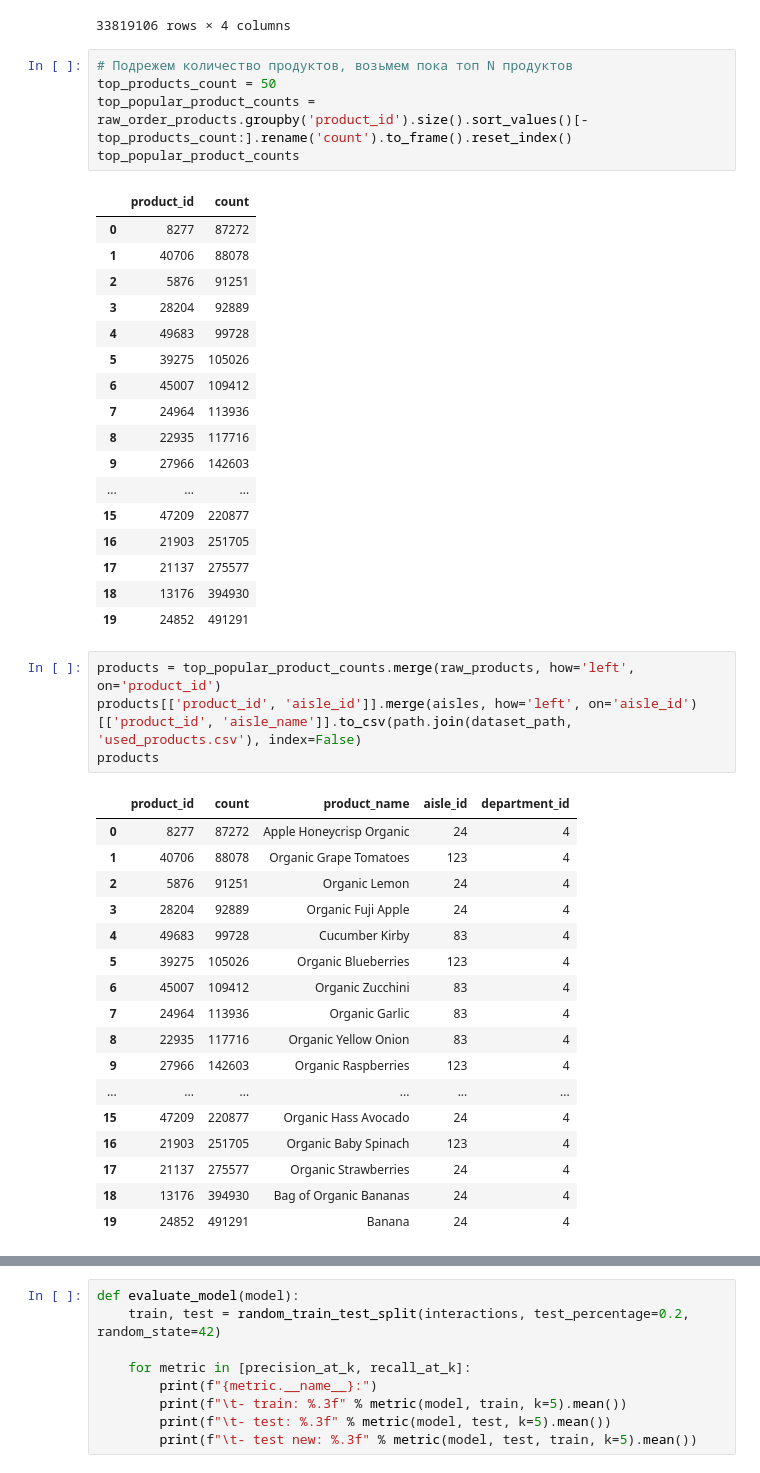
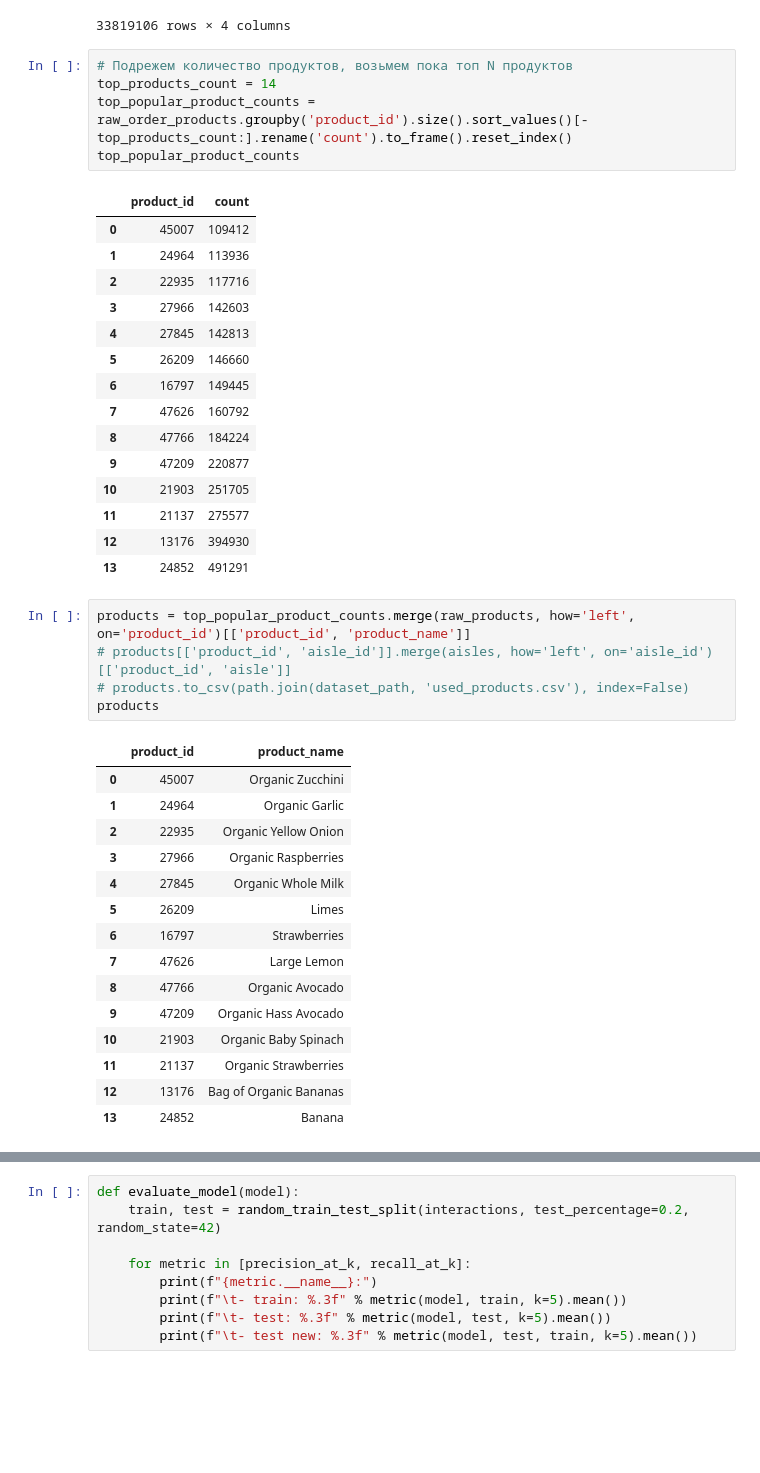
Before and after one commit to EDSEDA/recomendation, a Jupyter notebook: notebooks/0-0-1.ipynb, the cells around one changed output, grey strips where cells are left out. Cells and saved outputs as stored; diff of their text form; blank space fills up the shorter version.

Commit message:
demo day version + sned dataset

```diff
--- a/notebooks/0-0-1.ipynb
+++ b/notebooks/0-0-1.ipynb
@@ -142,49 +124,46 @@ raw_order_products
 33819106 rows × 4 columns
 # %%
 # Подрежем количество продуктов, возьмем пока топ N продуктов
-top_products_count = 50
+top_products_count = 14
 top_popular_product_counts = raw_order_products.groupby('product_id').size().sort_values()[-top_products_count:].rename('count').to_frame().reset_index()
 top_popular_product_counts
 # %% [output]
 |  | product_id | count |
-| 0 | 8277 | 87272 |
-| 1 | 40706 | 88078 |
-| 2 | 5876 | 91251 |
-| 3 | 28204 | 92889 |
-| 4 | 49683 | 99728 |
-| 5 | 39275 | 105026 |
-| 6 | 45007 | 109412 |
-| 7 | 24964 | 113936 |
-| 8 | 22935 | 117716 |
-| 9 | 27966 | 142603 |
-| ... | ... | ... |
-| 15 | 47209 | 220877 |
-| 16 | 21903 | 251705 |
-| 17 | 21137 | 275577 |
-| 18 | 13176 | 394930 |
-| 19 | 24852 | 491291 |
+| 0 | 45007 | 109412 |
+| 1 | 24964 | 113936 |
+| 2 | 22935 | 117716 |
+| 3 | 27966 | 142603 |
+| 4 | 27845 | 142813 |
+| 5 | 26209 | 146660 |
+| 6 | 16797 | 149445 |
+| 7 | 47626 | 160792 |
+| 8 | 47766 | 184224 |
+| 9 | 47209 | 220877 |
+| 10 | 21903 | 251705 |
+| 11 | 21137 | 275577 |
+| 12 | 13176 | 394930 |
+| 13 | 24852 | 491291 |
 # %%
-products = top_popular_product_counts.merge(raw_products, how='left', on='product_id')
-products[['product_id', 'aisle_id']].merge(aisles, how='left', on='aisle_id')[['product_id', 'aisle_name']].to_csv(path.join(dataset_path, 'used_products.csv'), index=False)
+products = top_popular_product_counts.merge(raw_products, how='left', on='product_id')[['product_id', 'product_name']]
+# products[['product_id', 'aisle_id']].merge(aisles, how='left', on='aisle_id')[['product_id', 'aisle']]
+# products.to_csv(path.join(dataset_path, 'used_products.csv'), index=False)
 products
 # %% [output]
-|  | product_id | count | product_name | aisle_id | department_id |
-| 0 | 8277 | 87272 | Apple Honeycrisp Organic | 24 | 4 |
-| 1 | 40706 | 88078 | Organic Grape Tomatoes | 123 | 4 |
-| 2 | 5876 | 91251 | Organic Lemon | 24 | 4 |
-| 3 | 28204 | 92889 | Organic Fuji Apple | 24 | 4 |
-| 4 | 49683 | 99728 | Cucumber Kirby | 83 | 4 |
-| 5 | 39275 | 105026 | Organic Blueberries | 123 | 4 |
-| 6 | 45007 | 109412 | Organic Zucchini | 83 | 4 |
-| 7 | 24964 | 113936 | Organic Garlic | 83 | 4 |
-| 8 | 22935 | 117716 | Organic Yellow Onion | 83 | 4 |
-| 9 | 27966 | 142603 | Organic Raspberries | 123 | 4 |
-| ... | ... | ... | ... | ... | ... |
-| 15 | 47209 | 220877 | Organic Hass Avocado | 24 | 4 |
-| 16 | 21903 | 251705 | Organic Baby Spinach | 123 | 4 |
-| 17 | 21137 | 275577 | Organic Strawberries | 24 | 4 |
-| 18 | 13176 | 394930 | Bag of Organic Bananas | 24 | 4 |
-| 19 | 24852 | 491291 | Banana | 24 | 4 |
+|  | product_id | product_name |
+| 0 | 45007 | Organic Zucchini |
+| 1 | 24964 | Organic Garlic |
+| 2 | 22935 | Organic Yellow Onion |
+| 3 | 27966 | Organic Raspberries |
+| 4 | 27845 | Organic Whole Milk |
+| 5 | 26209 | Limes |
+| 6 | 16797 | Strawberries |
+| 7 | 47626 | Large Lemon |
+| 8 | 47766 | Organic Avocado |
+| 9 | 47209 | Organic Hass Avocado |
+| 10 | 21903 | Organic Baby Spinach |
+| 11 | 21137 | Organic Strawberries |
+| 12 | 13176 | Bag of Organic Bananas |
+| 13 | 24852 | Banana |
 # %%
 order_products = products[['product_id']].merge(raw_order_products, how='left', on='product_id')
 order_products
```
Also changed, not shown: parts of 14 cells of this notebook, 3 other files.
